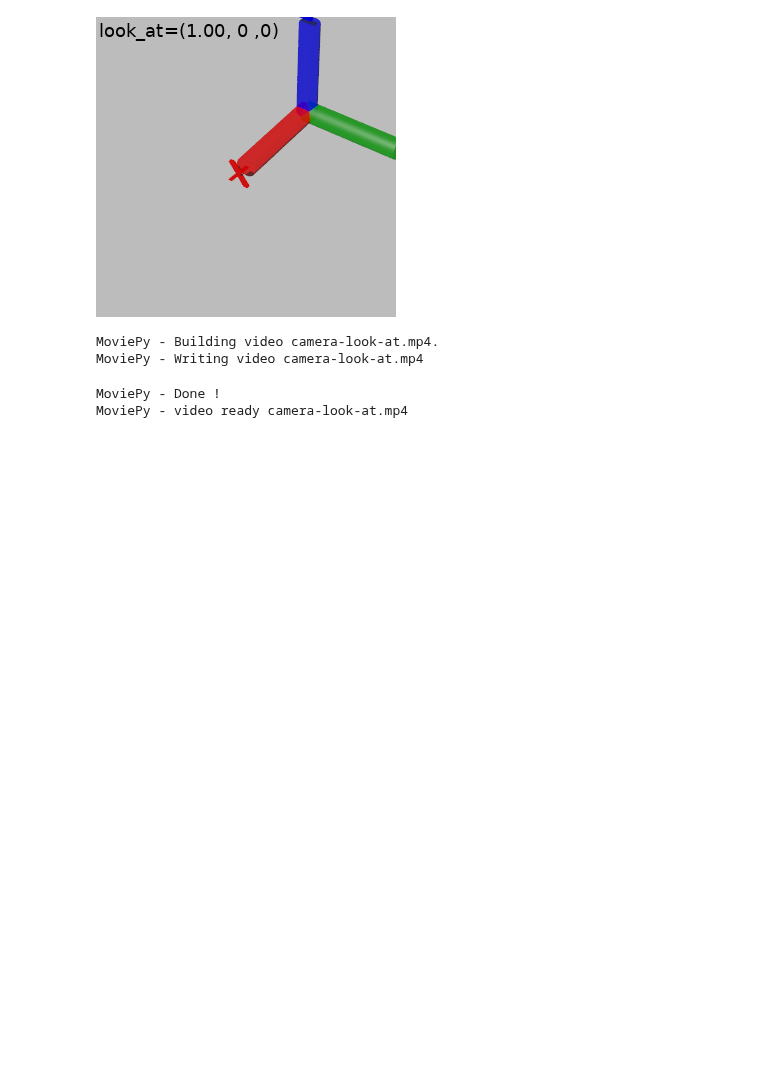
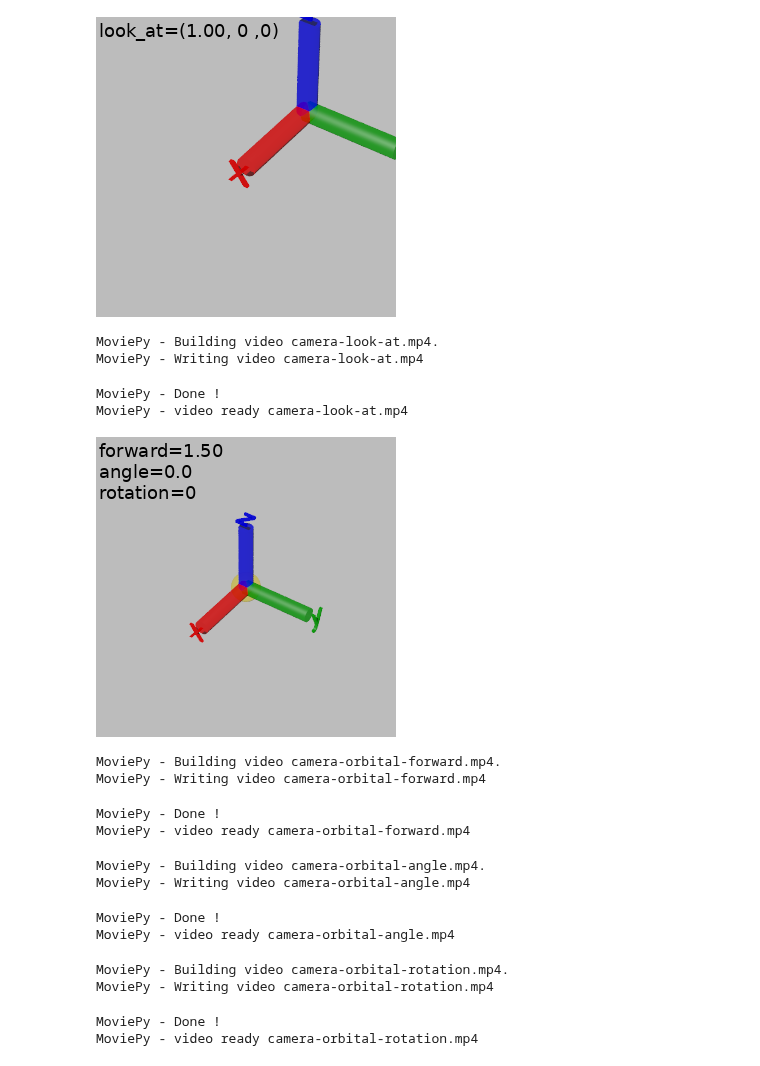
Before and after one commit to daizutabi/fdray, a Jupyter notebook: notebooks/video/camera.ipynb, the cells around one changed output. Drawn from its saved outputs; the diff is of its cells as text; code cells hidden in the pictures; blank space fills up the shorter version.

Commit message:
Add new orbital camera video assets and update camera tutorial documentation with embedded examples for orbital location, angle, and rotation.

```diff
--- a/notebooks/video/camera.ipynb
+++ b/notebooks/video/camera.ipynb
@@ -207,3 +207,73 @@ MoviePy - Building video camera-look-at.mp4.
 MoviePy - Writing video camera-look-at.mp4
 MoviePy - Done !
 MoviePy - video ready camera-look-at.mp4
+# %%
+def scene_orbital(forward, angle, rotation):
+    camera = Camera(35, 40, view_scale=2)
+    p1 = camera.orbital_location(forward, angle, rotation)
+    img = Scene(
+        camera,
+        *objects,
+        Sphere(p1, 0.3, Color("gold", 0.5), *attrs),
+    ).render(300, 300, output_alpha=False, antialias=0.001)
+    draw = ImageDraw.Draw(img)
+    font = ImageFont.truetype(font_path, 18)
+    rotation = int(rotation)
+    t = f"{forward=:.2f}\n{angle=:.1f}\n{rotation=}"
+    draw.text((3, 3), t, font=font, fill=0)
+    return img
+# %%
+scene_orbital(1.5, 0, 0)
+# %% [output]
+[figure, added]
+# %%
+duration = 10
+fps = 10
+
+
+def frame(t):
+    image = scene_orbital((1.5 - 0.1) * t / (duration - 1 / fps) + 0.1, 0, 0)
+    return np.array(image)
+
+
+video = VideoClip(frame, duration=duration)
+video.write_videofile("camera-orbital-forward.mp4", fps=fps)
+# %% [output]
+MoviePy - Building video camera-orbital-forward.mp4.
+MoviePy - Writing video camera-orbital-forward.mp4
+MoviePy - Done !
+MoviePy - video ready camera-orbital-forward.mp4
+# %%
+duration = 10
+fps = 10
+
+
+def frame(t):
+    image = scene_orbital(1, 8 * t / (duration - 1 / fps) - 4, 0)
+    return np.array(image)
+
+
+video = VideoClip(frame, duration=duration)
+video.write_videofile("camera-orbital-angle.mp4", fps=fps)
+# %% [output]
+MoviePy - Building video camera-orbital-angle.mp4.
+MoviePy - Writing video camera-orbital-angle.mp4
+MoviePy - Done !
+MoviePy - video ready camera-orbital-angle.mp4
+# %%
+duration = 10
+fps = 10
+
+
+def frame(t):
+    image = scene_orbital(1, 4, 360 * t / (duration - 1 / fps))
+    return np.array(image)
+
+
+video = VideoClip(frame, duration=duration)
+video.write_videofile("camera-orbital-rotation.mp4", fps=fps)
+# %% [output]
+MoviePy - Building video camera-orbital-rotation.mp4.
+MoviePy - Writing video camera-orbital-rotation.mp4
+MoviePy - Done !
+MoviePy - video ready camera-orbital-rotation.mp4
```
Also changed, not shown: parts of 1 cell of this notebook, 4 other files.
